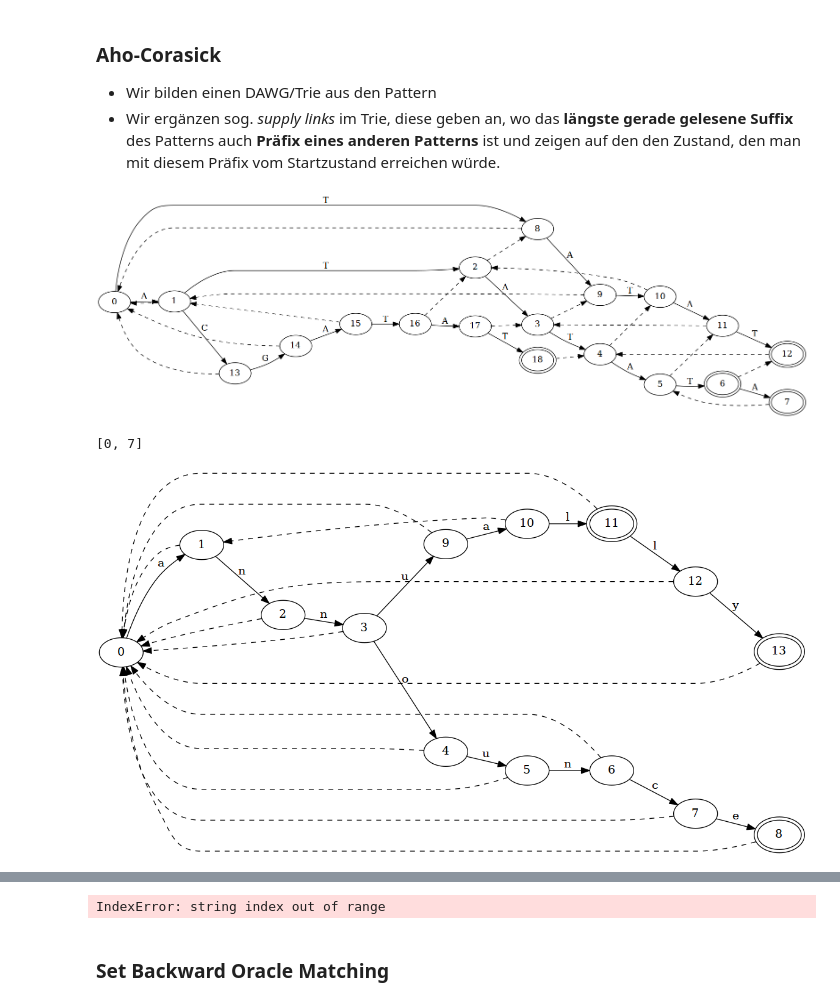
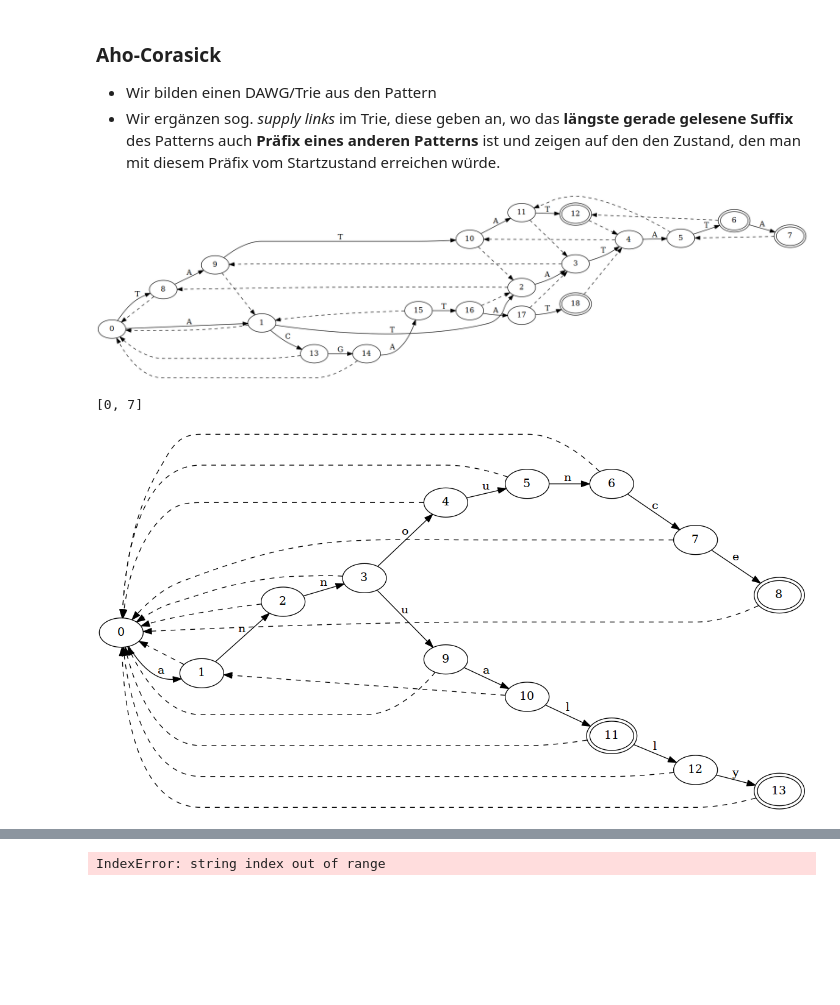
Before and after one commit to valentindey/flexpatmatch, a Jupyter notebook: Flexible Pattern Matching.ipynb, the cells around one changed output, grey strips where cells are left out. Cells and saved outputs as stored; diff of their text form; code cells hidden in the pictures; blank space fills up the shorter version.

```diff
--- a/Flexible Pattern Matching.ipynb
+++ b/Flexible Pattern Matching.ipynb
@@ -57,7 +38,8 @@ import pydotplus
 from IPython.display import Image
 
 class State:
-    """A state in an automaton. """"
+    """A state in an automaton. """
+
     def __init__(self, id, final=False):
         self.id = id
         self.transitions = {}
@@ -100,8 +82,11 @@ class State:
 
     __repr__ = __str__
 
-def print_automaton(state):
+
+def print_automaton(state, debug=False):
     dot_src = "digraph automaton { rankdir=\"LR\"; rank=\"same\"; %s }" % "".join(state.as_dot())
+    if debug:
+        print(dot_src)
     return Image(pydotplus.graph_from_dot_data(dot_src).create_png(prog='dot'))
 # %% [markdown]
 # String Matching
@@ -642,11 +626,11 @@ def multi_shiftand(text, patterns):
 class AhoCorasickAutomaton:
     def __init__(self, strings):
         idx = 0
+        self.start = State(idx)
         self.parents = {}  # state-id -> parent of state
         self.states = [self.start]  # list of all states
         # state-id -> patterns that end on this state
         self.finals = defaultdict(list)
-        self.start = State(idx)
         for s in strings:
             cur, rest = self.start.longest_prefix(s)
             for char in rest:
@@ -660,12 +644,12 @@ class AhoCorasickAutomaton:
             self.finals[cur.id].append(s)
         self.supply_links = self._build_supply_links()
 
-    def as_dot(self):
+    def as_dot(self, with_supply_links=True):
         # We have to override this method, since we have to render
         # the supply links as well.
         out = self.start.as_dot()
         for id, state in self.supply_links.items():
-            if state is None:
+            if not with_supply_links or state is None:
                 continue
             out.append("{} -> {} [style=\"dashed\"]"
                        .format(id, state.id))
@@ -688,34 +672,34 @@ class AhoCorasickAutomaton:
         to the initial state. The order of states with the same distance
         is of no importance and may differ.
         """
         return sorted(self.states, key=self._root_distance)
 
     def _build_supply_links(self):
         links = {self.start.id: None}
         for current in self._transversal_iter():
             if current == self.start:
                 continue
             parent = self.parents[current.id]
             sigma = next(
                 char for char, child in parent.transitions.items()
                 if child == current)
             down = links[parent.id]
             while down is not None and sigma not in down.transitions:
                 down = links[down.id]
             if down is not None:
                 links[current.id] = down.transitions[sigma]
                 if links[current.id].final:
                     current.final = True
                     self.finals[current.id].append(
                         self.finals[links[current.id].id])
             else:
                 links[current.id] = self.start
         return links
 
 acaut = AhoCorasickAutomaton(['ATATATA', 'TATAT', 'ACGATAT'])
 print_automaton(acaut)
 # %% [output]
-[figure, old version]
+[figure, new version]
 # %%
 def ac_search(text, patterns):
     trie = AhoCorasickAutomaton(patterns)
@@ -738,7 +722,7 @@ print(list(ac_search(text, patterns)))
 print_automaton(AhoCorasickAutomaton(patterns))
 # %% [output]
 [0, 7]
-[figure, old version]
+[figure, new version]
 # %% [markdown]
 ## Suffix-basierte Ansätze
 
@@ -839,5 +823,3 @@ def multi_bndm_search(text, patterns):
 list(multi_bndm_search("Bier Wein Schnaps Limo", ["Bier", "Schnaps"]))
 # %% [output]
 IndexError: string index out of range
-# %% [markdown]
-### Set Backward Oracle Matching
```
Also changed, not shown: parts of 10 cells of this notebook.
